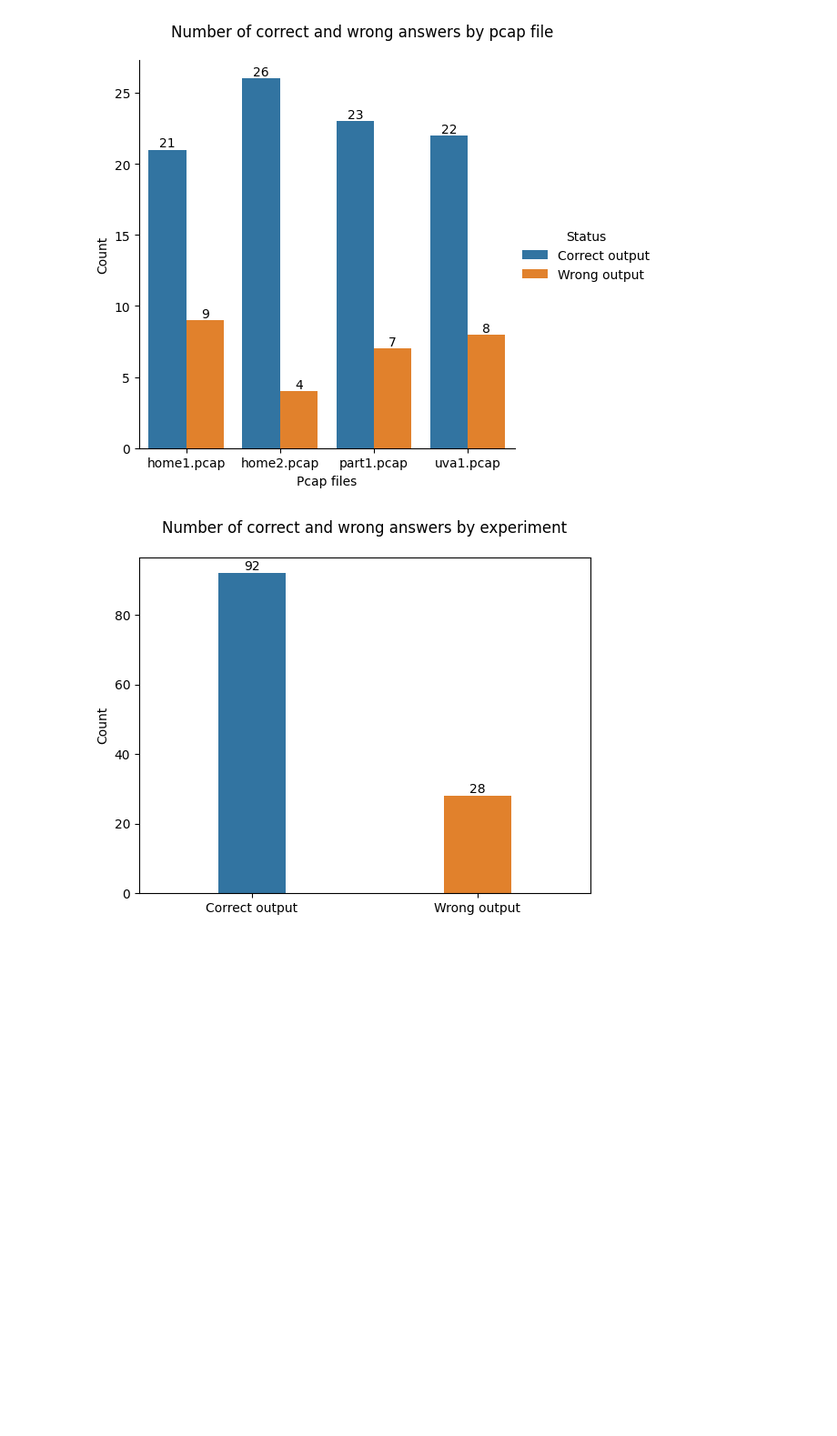
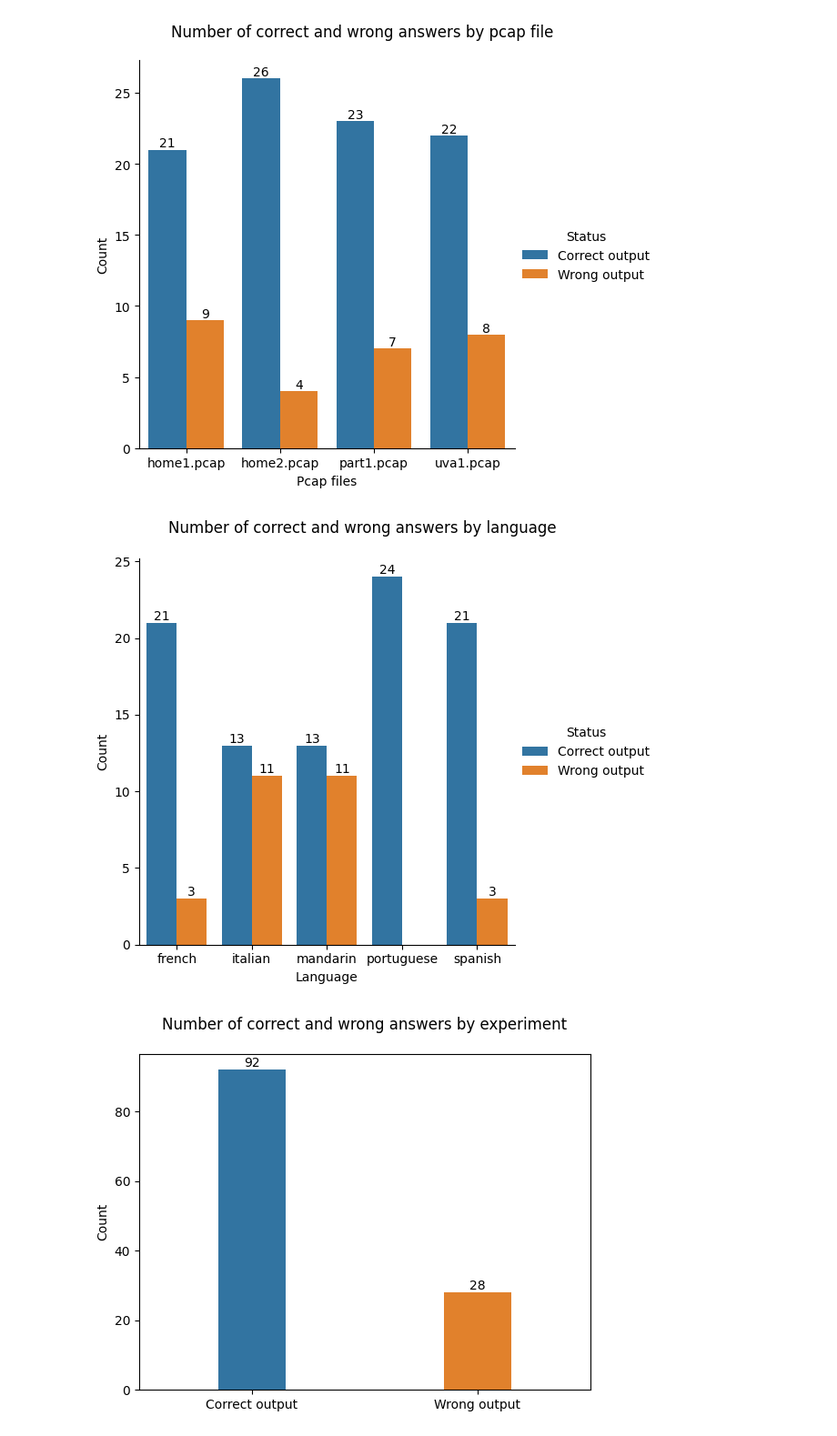
Before and after one commit to Felipetoledo4815/pcap_filter_with_gpt, a Jupyter notebook: experiment_results.ipynb, the cells around one changed output. Shown at 91% size. Cells and saved outputs as stored; diff of their text form; code cells hidden in the pictures; blank space fills up the shorter version.

```diff
--- a/experiment_results.ipynb
+++ b/experiment_results.ipynb
@@ -242,6 +244,17 @@ time_by_exp(df3)
 correct_answers_by_pcap(df3)
 # %% [output]
 [figure]
+# %%
+q_status = df3.groupby(['exp','language','status']).count().rename(columns={'time': 'count'}).reset_index()
+barplot = sns.catplot(data=q_status, kind='bar', x='language', y='count', hue='status')
+barplot.set_axis_labels('Language','Count');
+barplot.legend.set_title('Status');
+barplot.fig.suptitle('Number of correct and wrong answers by language', y=1.05);
+for ax in barplot.axes.flat:
+    for i in range(len(ax.containers)):
+        ax.bar_label(ax.containers[i])
+# %% [output]
+[figure, added]
 # %%
 correct_answers_by_exp(df3)
 # %% [output]
```
Also changed, not shown: parts of 10 cells of this notebook, 1 other file.
